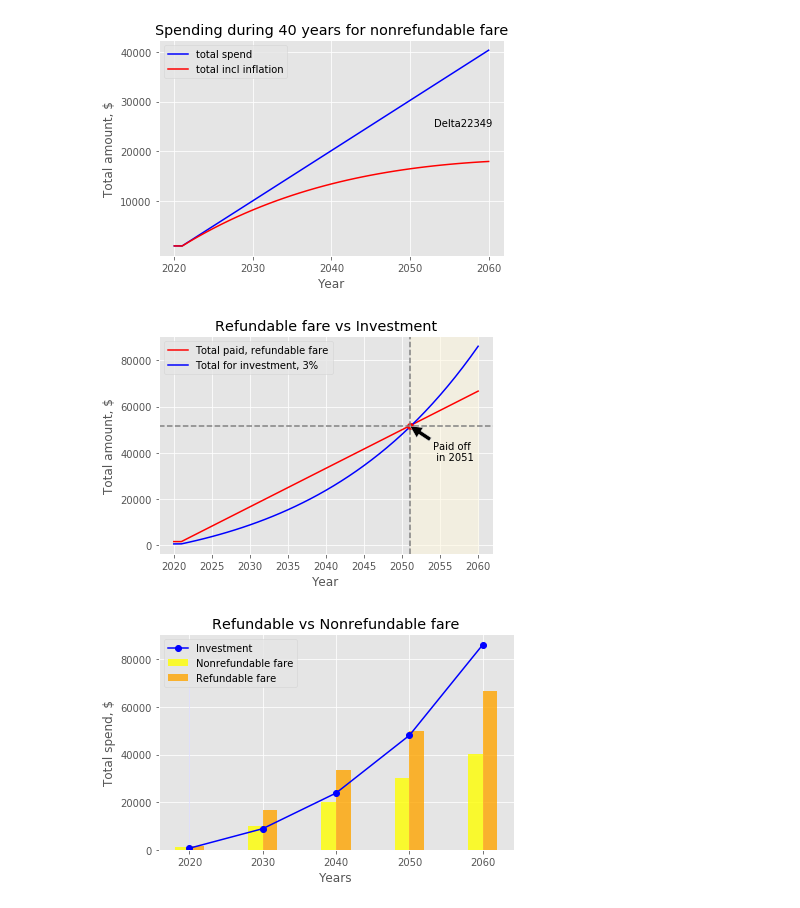
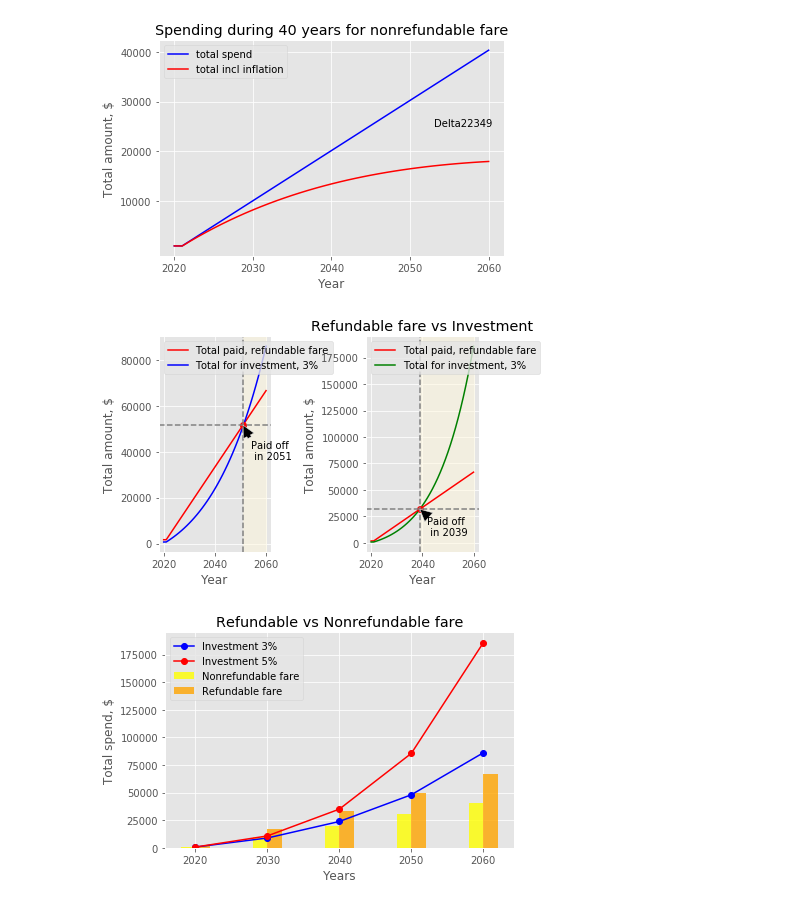
Before and after one commit to samburska/insurance, a Jupyter notebook: Insurance.ipynb, the cells around one changed output. Cells and saved outputs as stored; diff of their text form; code cells hidden in the pictures.

Commit message:
add 5% investment

```diff
--- a/Insurance.ipynb
+++ b/Insurance.ipynb
@@ -80,33 +80,64 @@ plt.show()
 # %% [output]
 [figure]
 # %%
+plt.subplot(1, 2, 1)
 plt.plot(ins.year, ins.total_ref,color='red', label = 'Total paid, refundable fare')
 plt.plot(ins.year, ins.investment_3pct, color='blue', label = 'Total for investment, 3%')
 
+# Intersection point of paid-off with investment 3%
 idx = np.argwhere(np.diff(np.sign(ins_sum.total_ref - ins_sum.investment_3pct))).flatten()
 plt.plot(ins_sum.year[idx], ins_sum.total_ref[idx], 'ro')
 
 # Annotations:
 year = int(ins.year[idx])
 amount = int(ins.total_ref[idx])
 plt.annotate('Paid off\n in 2051', xy = (year,amount), xytext = (year+3, amount-15000), arrowprops = dict(facecolor='black', shrink=0.01))
 
-#Adding lines
+# Adding lines
 plt.axhline(amount, color = 'grey', linestyle='--')
 plt.axvline(year, color='grey', linestyle='--')
 
-#Adding Vertical Spans
+# Adding Vertical Spans
 plt.axvspan(year, ins.year.max(), alpha=0.5, color='cornsilk')
 
 plt.xlabel('Year')
 plt.ylabel('Total amount, $')
-plt.title('Refundable fare vs Investment')
+
 plt.legend(loc = 'upper left')
 
-plt.savefig("Paid_off_time.jpg")
+##################
+
+# Investment of investment 5% visualisation
+plt.subplot(1, 2, 2)
+plt.plot(ins.year, ins.total_ref,color='red', label = 'Total paid, refundable fare')
+plt.plot(ins.year, ins.investment_5pct, color='green', label = 'Total for investment, 3%')
+
+# Intersection point of paid-off with investment 5%
+idx = np.argwhere(np.diff(np.sign(ins_sum.total_ref - ins_sum.investment_5pct))).flatten()
+plt.plot(ins_sum.year[idx], ins_sum.total_ref[idx], 'ro')
+
+# Annotations:
+year = int(ins.year[idx])
+amount = int(ins.total_ref[idx])
+plt.annotate('Paid off\n in 2039', xy = (year,amount), xytext = (year+3, amount-25000), arrowprops = dict(facecolor='black', shrink=0.01))
+
+# Adding lines
+plt.axhline(amount, color = 'grey', linestyle='--')
+plt.axvline(year, color='grey', linestyle='--')
+
+# Adding Vertical Spans
+plt.axvspan(year, ins.year.max(), alpha=0.5, color='cornsilk')
+
+plt.xlabel('Year')
+plt.ylabel('Total amount, $')
+plt.legend(loc = 'upper left')
+
+plt.title('Refundable fare vs Investment')
+# plt.savefig("Paid_off_time.jpg")
+plt.tight_layout()
 plt.show()
 # %% [output]
-[figure, old version]
+[figure, new version]
 # %%
 # Visualisation Refundable vs Nonrefundable fare
 
@@ -116,10 +147,12 @@ width = 2 # the width of the bars
 
 nonref = plt.bar(ins_10.year - width/2, ins_10.total_nonref, width, label='Nonrefundable fare', color='yellow', alpha = 0.8)
 ref = plt.bar(ins_10.year + width/2, ins_10.total_ref, width, label='Refundable fare', color='orange', alpha = 0.8)
-inv = plt.plot(ins_10.year, ins_10.investment_3pct, label='Investment', color = 'blue', alpha = 1, marker = 'o')
+inv = plt.plot(ins_10.year, ins_10.investment_3pct, label='Investment 3%', color = 'blue', alpha = 1, marker = 'o')
+
+inv5 = plt.plot(ins_10.year, ins_10.investment_5pct, label='Investment 5%', color = 'red', alpha = 1, marker = 'o')
 
 #### NOT WORKING ####
-fill = plt.fill_between(ins_10.year.min(), ins_10.investment_3pct, color='blue', alpha = 0.1) #### NOT WORKING
+#fill = plt.fill_between(ins_10.year.min(), ins_10.investment_3pct, color='blue', alpha = 0.1) #### NOT WORKING
 
 # Add some text for labels, title and custom x-axis tick labels, etc.
 plt.xlabel('Years')
@@ -132,4 +165,4 @@ plt.tight_layout()
 plt.savefig('Ref_vs_nonref.jpg')
 plt.show()
 # %% [output]
-[figure, old version]
+[figure, new version]
```
Also changed, not shown: 4 other files.
